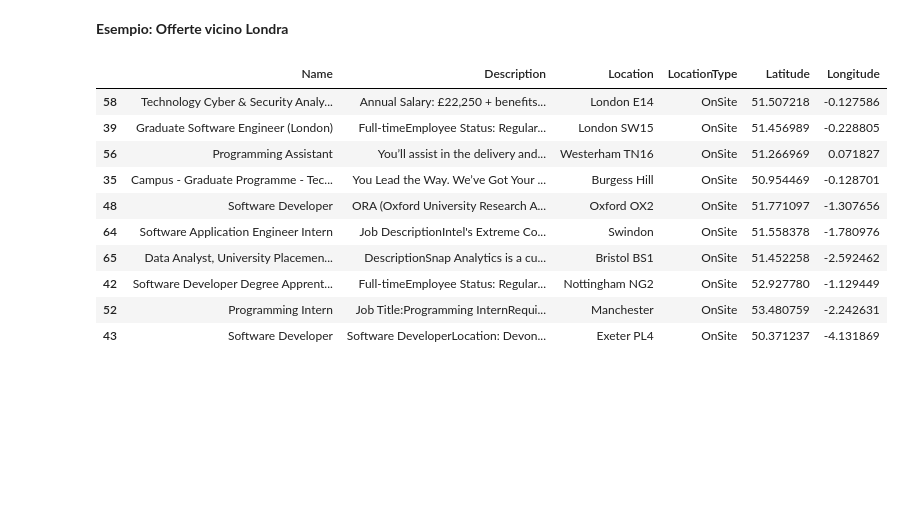
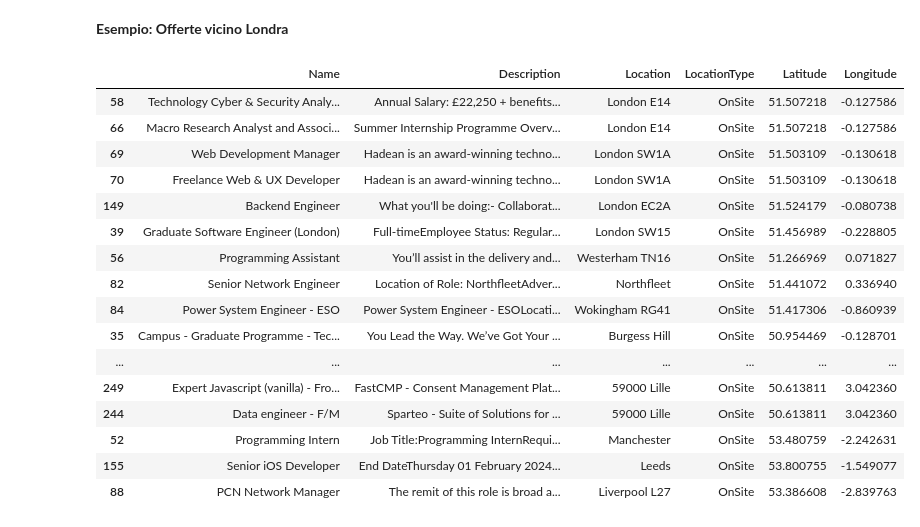
Before and after one commit to antoninoLorenzo/RecommenderSystem_TC, a Jupyter notebook: demo/notebooks/test_offers_2/test.ipynb, the cells around one changed output. Drawn from its saved outputs; the diff is of its cells as text; code cells hidden in the pictures; blank space fills up the shorter version.

```diff
--- a/demo/notebooks/test_offers_2/test.ipynb
+++ b/demo/notebooks/test_offers_2/test.ipynb
@@ -91,17 +88,17 @@ print(f'Distance between {frame.loc[1, "Location"]} and {frame.loc[14, "Location
 Distance between 17100 Savona and Catanzaro, Calabria: 907.33km
 # %%
 # Compute Latitude and Longitude for each Offer (saving/cache should be done)
-frame['Latitude'] = 0.0
-frame['Longitude'] = 0.0
-for index, row in frame.iterrows():
+offers_frame['Latitude'] = 0.0
+offers_frame['Longitude'] = 0.0
+for index, row in offers_frame.iterrows():
     try:
         lat, lon = get_coordinates(row['Location']).values()
-        frame.loc[index, 'Latitude'] = lat
-        frame.loc[index, 'Longitude'] = lon
+        offers_frame.loc[index, 'Latitude'] = lat
+        offers_frame.loc[index, 'Longitude'] = lon
     except Exception:
         pass
 
-frame
+offers_frame
 # %% [output]
 |  | Name | Description | Location | LocationType | Latitude | Longitude |
 | 0 | Software Developer | Miniclip is a global leader in di... | Genova, Liguria | OnSite | 44.405650 | 8.946256 |
@@ -149,7 +142,7 @@ def get_near_offers(location: str, max_distance: float = 500):
     3. sort distances and filter by max_distance.
     """
     user_lat, user_lon = get_coordinates(location).values()
-    distances: pd.Series = frame.apply(
+    distances: pd.Series = offers_frame.apply(
         lambda offer: haversine(
             user_lon, user_lat,
             offer['Longitude'], offer['Latitude']
@@ -201,22 +190,28 @@ query_map
 **Esempio: Offerte vicino Londra**
 # %%
 example_location = 'Londra'
-near_ids = get_near_offers(example_location, 400)
+near_ids = get_near_offers(example_location, 300)
 
-near_offers = frame.loc[near_ids]
+near_offers = offers_frame.loc[near_ids]
 near_offers
 # %% [output]
 |  | Name | Description | Location | LocationType | Latitude | Longitude |
 | 58 | Technology Cyber & Security Analy... | Annual Salary: £22,250 + benefits... | London E14 | OnSite | 51.507218 | -0.127586 |
+| 66 | Macro Research Analyst and Associ... | Summer Internship Programme Overv... | London E14 | OnSite | 51.507218 | -0.127586 |
+| 69 | Web Development Manager | Hadean is an award-winning techno... | London SW1A | OnSite | 51.503109 | -0.130618 |
+| 70 | Freelance Web & UX Developer | Hadean is an award-winning techno... | London SW1A | OnSite | 51.503109 | -0.130618 |
+| 149 | Backend Engineer | What you'll be doing:- Collaborat... | London EC2A | OnSite | 51.524179 | -0.080738 |
 | 39 | Graduate Software Engineer (London) | Full-timeEmployee Status: Regular... | London SW15 | OnSite | 51.456989 | -0.228805 |
 | 56 | Programming Assistant | You’ll assist in the delivery and... | Westerham TN16 | OnSite | 51.266969 | 0.071827 |
+| 82 | Senior Network Engineer | Location of Role: NorthfleetAdver... | Northfleet | OnSite | 51.441072 | 0.336940 |
+| 84 | Power System Engineer - ESO | Power System Engineer - ESOLocati... | Wokingham RG41 | OnSite | 51.417306 | -0.860939 |
 | 35 | Campus - Graduate Programme - Tec... | You Lead the Way. We’ve Got Your ... | Burgess Hill | OnSite | 50.954469 | -0.128701 |
-| 48 | Software Developer | ORA (Oxford University Research A... | Oxford OX2 | OnSite | 51.771097 | -1.307656 |
-| 64 | Software Application Engineer Intern | Job DescriptionIntel's Extreme Co... | Swindon | OnSite | 51.558378 | -1.780976 |
-| 65 | Data Analyst, University Placemen... | DescriptionSnap Analytics is a cu... | Bristol BS1 | OnSite | 51.452258 | -2.592462 |
-| 42 | Software Developer Degree Apprent... | Full-timeEmployee Status: Regular... | Nottingham NG2 | OnSite | 52.927780 | -1.129449 |
+| ... | ... | ... | ... | ... | ... | ... |
+| 249 | Expert Javascript (vanilla) - Fro... | FastCMP - Consent Management Plat... | 59000 Lille | OnSite | 50.613811 | 3.042360 |
+| 244 | Data engineer - F/M | Sparteo - Suite of Solutions for ... | 59000 Lille | OnSite | 50.613811 | 3.042360 |
 | 52 | Programming Intern | Job Title:Programming InternRequi... | Manchester | OnSite | 53.480759 | -2.242631 |
-| 43 | Software Developer | Software DeveloperLocation: Devon... | Exeter PL4 | OnSite | 50.371237 | -4.131869 |
+| 155 | Senior iOS Developer | End DateThursday 01 February 2024... | Leeds | OnSite | 53.800755 | -1.549077 |
+| 88 | PCN Network Manager | The remit of this role is broad a... | Liverpool L27 | OnSite | 53.386608 | -2.839763 |
 # %%
 query_map = folium.Map(location=EUROPE, zoom_start=4)
 
```
Also changed, not shown: parts of 7 cells of this notebook, 2 other files.
